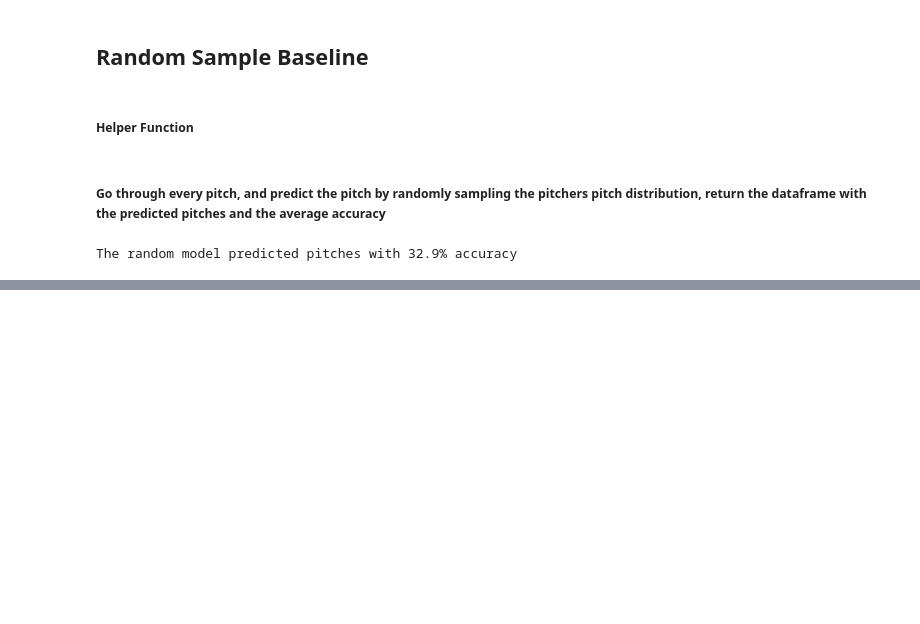
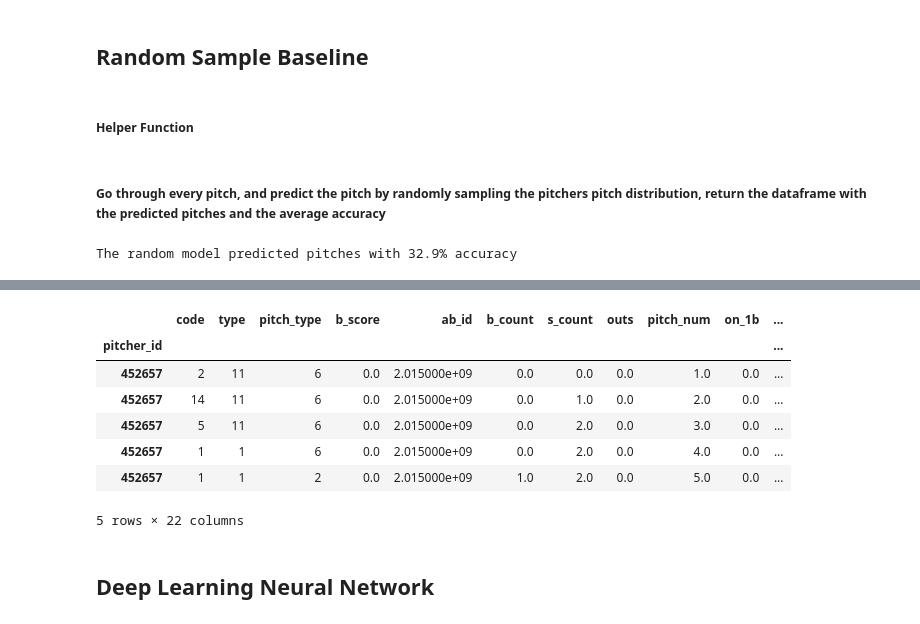
Before and after one commit to dylanskinner65/PitchPredictor, a Jupyter notebook: final_project.ipynb, the cells around one changed output, grey strips where cells are left out. Saved outputs shown, nothing was run; the diff lists cells and outputs as text; code cells hidden in the pictures; blank space fills up the shorter version.

```diff
--- a/final_project.ipynb
+++ b/final_project.ipynb
@@ -228,0 +243,10 @@ The random model predicted pitches with 32.9% accuracy
+# %%
+future_columns = ['px', 'pz', 'start_speed', 'end_speed', 'spin_rate', 'spin_dir',
+                      'break_angle', 'break_length', 'break_y', 'ax', 'ay', 'az', 'type_confidence',
+                      'vx0', 'vy0', 'vz0', 'x', 'x0', 'y', 'y0', 'z0', 'pfx_x', 'pfx_z', 'nasty',
+                      'zone', 'sz_bot', 'sz_top', 'event_num']
+# %%
+new_pitches = pitches.drop(columns=future_columns)
+# %%
+#fill NaN values
+new_pitches['code'].replace('nan', 'B', inplace=True)
@@ -228,0 +274,19 @@ The random model predicted pitches with 32.9% accuracy
+# %%
+#label encode the string columns
+categorical_columns = pitches.select_dtypes(include=['object'])
+
+label_encoders = {}
+for column in categorical_columns:
+    label_encoders[column] = LabelEncoder()
+    new_pitches[column] = label_encoders[column].fit_transform(new_pitches[column])
+# %%
+new_pitches.head(5)
+# %% [output]
+|  | code | type | pitch_type | b_score | ab_id | b_count | s_count | outs | pitch_num | on_1b | ... |
+| pitcher_id |  |  |  |  |  |  |  |  |  |  | ... |
+| 452657 | 2 | 11 | 6 | 0.0 | 2.015000e+09 | 0.0 | 0.0 | 0.0 | 1.0 | 0.0 | ... |
+| 452657 | 14 | 11 | 6 | 0.0 | 2.015000e+09 | 0.0 | 1.0 | 0.0 | 2.0 | 0.0 | ... |
+| 452657 | 5 | 11 | 6 | 0.0 | 2.015000e+09 | 0.0 | 2.0 | 0.0 | 3.0 | 0.0 | ... |
+| 452657 | 1 | 1 | 6 | 0.0 | 2.015000e+09 | 0.0 | 2.0 | 0.0 | 4.0 | 0.0 | ... |
+| 452657 | 1 | 1 | 2 | 0.0 | 2.015000e+09 | 1.0 | 2.0 | 0.0 | 5.0 | 0.0 | ... |
+5 rows × 22 columns
@@ -228,0 +299,2 @@ The random model predicted pitches with 32.9% accuracy
+# %% [markdown]
+## Deep Learning Neural Network
```
Also changed, not shown: parts of 9 cells of this notebook.
